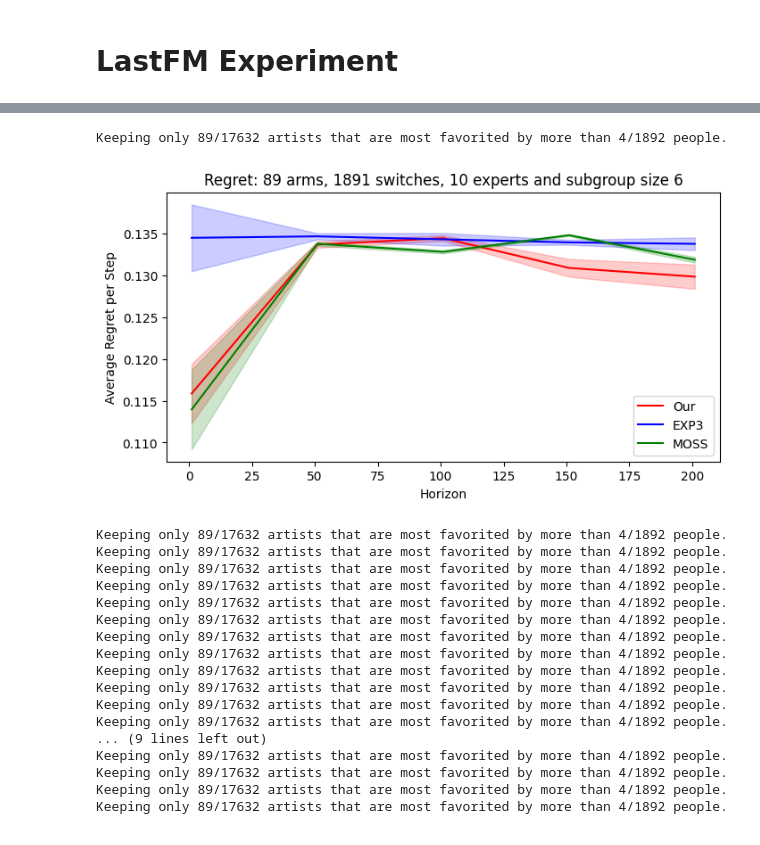
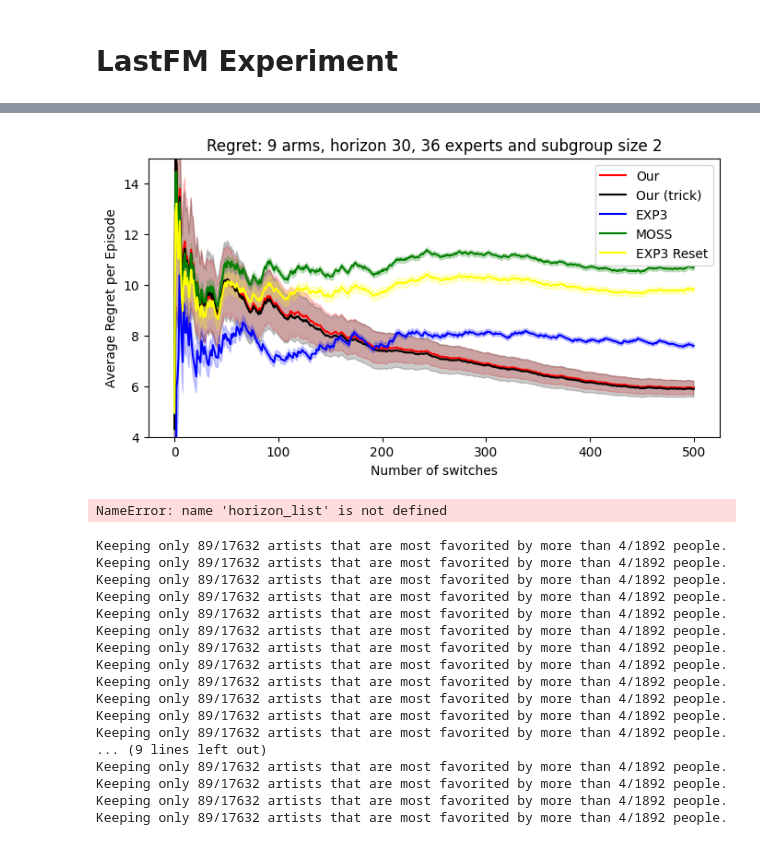
Before and after one commit to duongnhatthang/meta-bandit, a Jupyter notebook: main.ipynb, the cells around one changed output, grey strips where cells are left out. Cells and saved outputs as stored; diff of their text form; code cells hidden in the pictures.

```diff
--- a/main.ipynb
+++ b/main.ipynb
@@ -145,9 +161,45 @@ Keeping only 89/17632 artists that are most favorited by more than 4/1892 people
+# %%
+X, meta_regrets, exp3_regrets, moss_regrets, exp3_reset_regrets, meta_trick_regrets, title, xlabel, ylabel = cache
+indices = np.arange(0, X.shape[0], kwargs['switches_cache_step']).astype(int)
+meta_Y = np.mean(meta_regrets, axis=0)
+meta_dY = 2*np.sqrt(np.var(meta_regrets, axis=0))
+meta_trick_Y = np.mean(meta_trick_regrets, axis=0)
+meta_trick_dY = 2*np.sqrt(np.var(meta_trick_regrets, axis=0))
+exp3_Y = np.mean(exp3_regrets, axis=0)
+exp3_dY = 2*np.sqrt(np.var(exp3_regrets, axis=0))
+exp3_reset_Y = np.mean(exp3_reset_regrets, axis=0)
+exp3_reset_dY = 2*np.sqrt(np.var(exp3_reset_regrets, axis=0))
+moss_Y = np.mean(moss_regrets, axis=0)
+moss_dY = 2*np.sqrt(np.var(moss_regrets, axis=0))
+plt.plot(X, meta_Y, '-', color='red', label = "Our")
+plt.fill_between(X, meta_Y - meta_dY, meta_Y + meta_dY, color='red', alpha=0.2)
+plt.plot(X, meta_trick_Y, '-', color='black', label = "Our (trick)")
+plt.fill_between(X, meta_trick_Y - meta_trick_dY, meta_trick_Y + meta_trick_dY, color='black', alpha=0.2)
+plt.plot(X, exp3_Y, '-', color='blue', label = "EXP3")
+plt.fill_between(X, exp3_Y - exp3_dY, exp3_Y + exp3_dY, color='blue', alpha=0.2)
+plt.plot(X, moss_Y, '-', color='green', label = "MOSS")
+plt.fill_between(X, moss_Y - moss_dY, moss_Y + moss_dY, color='green', alpha=0.2)
+plt.plot(X, exp3_reset_Y, '-', color='yellow', label = "EXP3 Reset")
+plt.fill_between(X, exp3_reset_Y - exp3_reset_dY, exp3_reset_Y + exp3_reset_dY, color='yellow', alpha=0.2)
+plt.xlabel(xlabel)
+plt.ylabel(ylabel)
+plt.ylim([4,15])
+# plt.yscale('log')
+plt.legend()
+plt.title(title)
+pass
+# %% [output]
+[figure, added]
 # %%
+# COUNT_THRESHOLD = 40
+# N_BANDITS = 4 # LastFM: Bandit/Count_threshold = 5/30 , 4/40, 3/48
+# horizon_list = np.arange(5, 56, 5)
+
+# horizon_list = np.array([1, 100, 300])
 cache_h = utils.horizon_exp(N_EXPS, N_SWITCHES, N_BANDITS, N_UNBIASED_OBS, ALG_NAME, OPT_SIZE, N_EXPERT,
-                  DS_NAME, horizon_list = np.arange(1,202,50), quiet=True, **kwargs)
+                  DS_NAME, horizon_list = horizon_list, quiet=True, **kwargs)
 # %% [output]
-Keeping only 89/17632 artists that are most favorited by more than 4/1892 people.
+NameError: name 'horizon_list' is not defined
-[figure, removed]
 # %%
 cache_e = utils.experts_exp(N_EXPS, N_SWITCHES, N_BANDITS, HORIZON, N_UNBIASED_OBS, ALG_NAME, OPT_SIZE,
                   DS_NAME, n_experts_list = np.arange(10,300,70), **kwargs)
```
Also changed, not shown: parts of 7 cells of this notebook, 2 other files.
